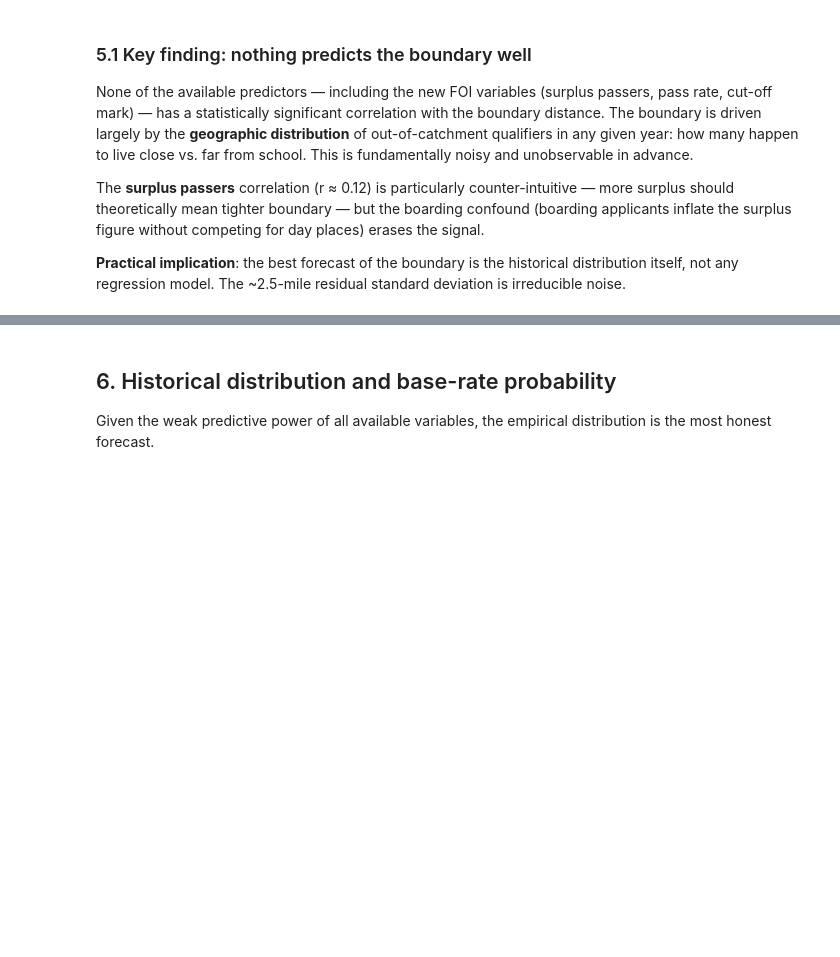
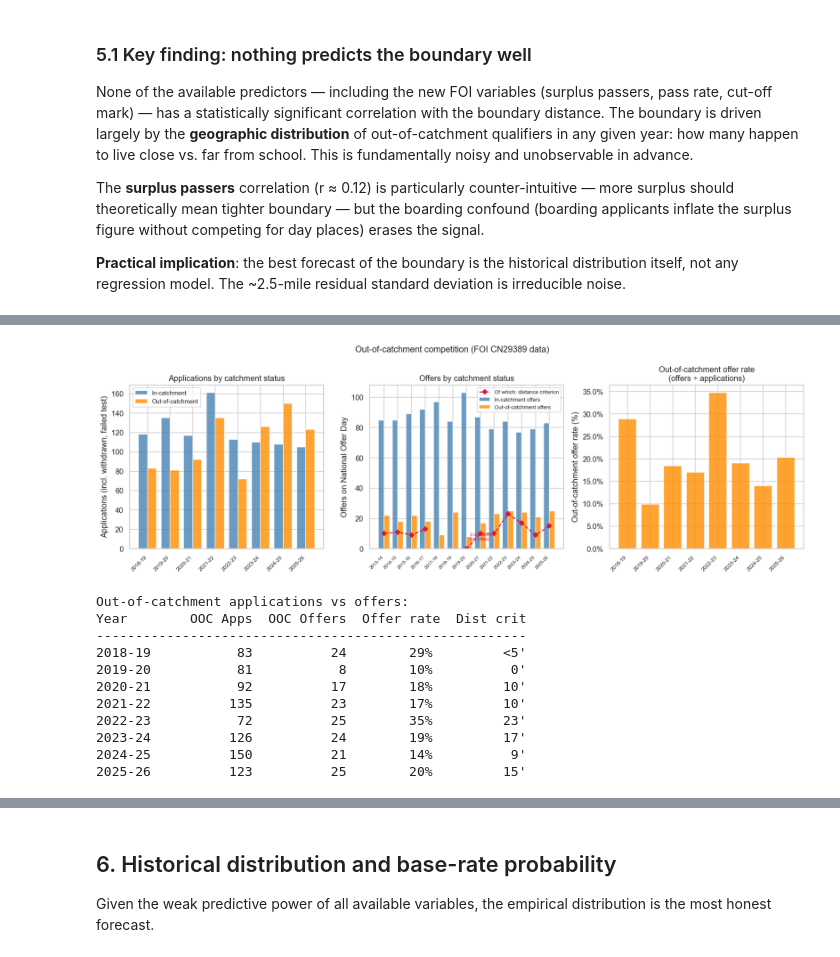
Before and after one commit to Kali89/ripon-admissions, a Jupyter notebook: notebooks/01_eda_and_model.ipynb, the cells around one changed output, grey strips where cells are left out. Drawn from its saved outputs; the diff is of its cells as text; code cells hidden in the pictures; blank space fills up the shorter version.

```diff
--- a/notebooks/01_eda_and_model.ipynb
+++ b/notebooks/01_eda_and_model.ipynb
@@ -76,8 +79,8 @@ USER_DISTANCE = 10.34  # user's straight-line distance to RGS (miles)
 # %% [markdown]
 ## 1. Load data
 # %%
-# ── Admissions + births ───────────────────────────────────────────────────────
-df = pd.read_csv('../data/processed/rgs_with_births.csv')
+# ── Admissions + births + FOI catchment split (CN29389) ──────────────────────
+df = pd.read_csv('../data/processed/rgs_full.csv')
 df.loc[df['entry_year'] == 2013, 'applications'] = np.nan  # unreliable in source
 
 # ── FOI test statistics (RGS, Jan 2024) ──────────────────────────────────────
@@ -97,4 +100,6 @@ df = df.merge(foi, on='entry_year', how='left')
 print(f'Rows: {len(df)}')
 df[['year_key','entry_year','birth_year','total_births',
     'total_tested','total_passing','cutoff_mark','surplus','pass_rate',
-    'applications','day_distance_miles']]
+    'applications','day_distance_miles',
+    'apps_in_catchment','apps_out_catchment',
+    'offers_in_catchment','offers_out_catchment','offers_distance_crit']]
@@ -314,0 +364,70 @@ plt.show()
+# %%
+foi_c = df[df['apps_out_catchment'].notna()].copy()  # 2018–2025
+
+fig, axes = plt.subplots(1, 3, figsize=(15, 5))
+
+# Applications by catchment
+ax = axes[0]
+w = 0.4
+x = np.arange(len(foi_c))
+ax.bar(x - w/2, foi_c['apps_in_catchment'],  w, label='In-catchment',  color='steelblue', alpha=0.8)
+ax.bar(x + w/2, foi_c['apps_out_catchment'], w, label='Out-of-catchment', color='darkorange', alpha=0.8)
+ax.set_xticks(x)
+ax.set_xticklabels(foi_c['year_key'], rotation=45, ha='right', fontsize=8)
+ax.set_ylabel('Applications (incl. withdrawn, failed test)')
+ax.set_title('Applications by catchment status')
+ax.legend(fontsize=9)
+
+# Offers by catchment + distance criterion
+ax = axes[1]
+x2 = np.arange(len(df))
+ax.bar(x2 - w/2, df['offers_in_catchment'],  w, label='In-catchment offers',  color='steelblue', alpha=0.8)
+ax.bar(x2 + w/2, df['offers_out_catchment'], w, label='Out-of-catchment offers', color='darkorange', alpha=0.8)
+ax.plot(x2, df['offers_distance_crit'], 'D--', color='crimson', ms=5, label='Of which: distance criterion')
+ax.set_xticks(x2)
+ax.set_xticklabels(df['year_key'], rotation=45, ha='right', fontsize=7)
+ax.set_ylabel('Offers on National Offer Day')
+ax.set_title('Offers by catchment status')
+ax.legend(fontsize=8)
+# Annotate the 2019-20 zero
+zero_idx = df[df['entry_year'] == 2019].index[0]
+zero_x = df.index.get_loc(zero_idx)
+ax.annotate('0 distance\ncrit offers', (zero_x, 1),
+            textcoords='offset points', xytext=(5, 10), fontsize=7, color='crimson')
+
+# Out-of-catchment acceptance rate (offers / apps, 2018+)
+ax = axes[2]
+foi_c = foi_c.copy()
+foi_c['ooc_accept_rate'] = foi_c['offers_out_catchment'] / foi_c['apps_out_catchment']
+ax.bar(np.arange(len(foi_c)), foi_c['ooc_accept_rate'] * 100, color='darkorange', alpha=0.8)
+ax.set_xticks(np.arange(len(foi_c)))
+ax.set_xticklabels(foi_c['year_key'], rotation=45, ha='right', fontsize=8)
+ax.set_ylabel('Out-of-catchment offer rate (%)')
+ax.set_title('Out-of-catchment offer rate\n(offers ÷ applications)')
+ax.yaxis.set_major_formatter(mticker.PercentFormatter())
+
+plt.suptitle('Out-of-catchment competition (FOI CN29389 data)', fontsize=13)
+plt.tight_layout()
+plt.savefig('../data/processed/fig_catchment_split.png', bbox_inches='tight')
+plt.show()
+
+print('Out-of-catchment applications vs offers:')
+print(f'{"Year":<10} {"OOC Apps":>9} {"OOC Offers":>11} {"Offer rate":>11} {"Dist crit":>10}')
+print('-' * 55)
+for _, r in df[df['apps_out_catchment'].notna()].iterrows():
+    rate = r['offers_out_catchment'] / r['apps_out_catchment']
+    dc = f"{int(r['offers_distance_crit'])}" if pd.notna(r['offers_distance_crit']) else '<5'
+    print(f"{r['year_key']:<10} {int(r['apps_out_catchment']):>9} {int(r['offers_out_catchment']):>11} {rate:>10.0%}  {dc:>9}'")
+# %% [output]
+[figure, added]
+Out-of-catchment applications vs offers:
+Year        OOC Apps  OOC Offers  Offer rate  Dist crit
+-------------------------------------------------------
+2018-19           83          24        29%         <5'
+2019-20           81           8        10%          0'
+2020-21           92          17        18%         10'
+2021-22          135          23        17%         10'
+2022-23           72          25        35%         23'
+2023-24          126          24        19%         17'
+2024-25          150          21        14%          9'
+2025-26          123          25        20%         15'
```
Also changed, not shown: parts of 18 cells of this notebook, 12 other files.
